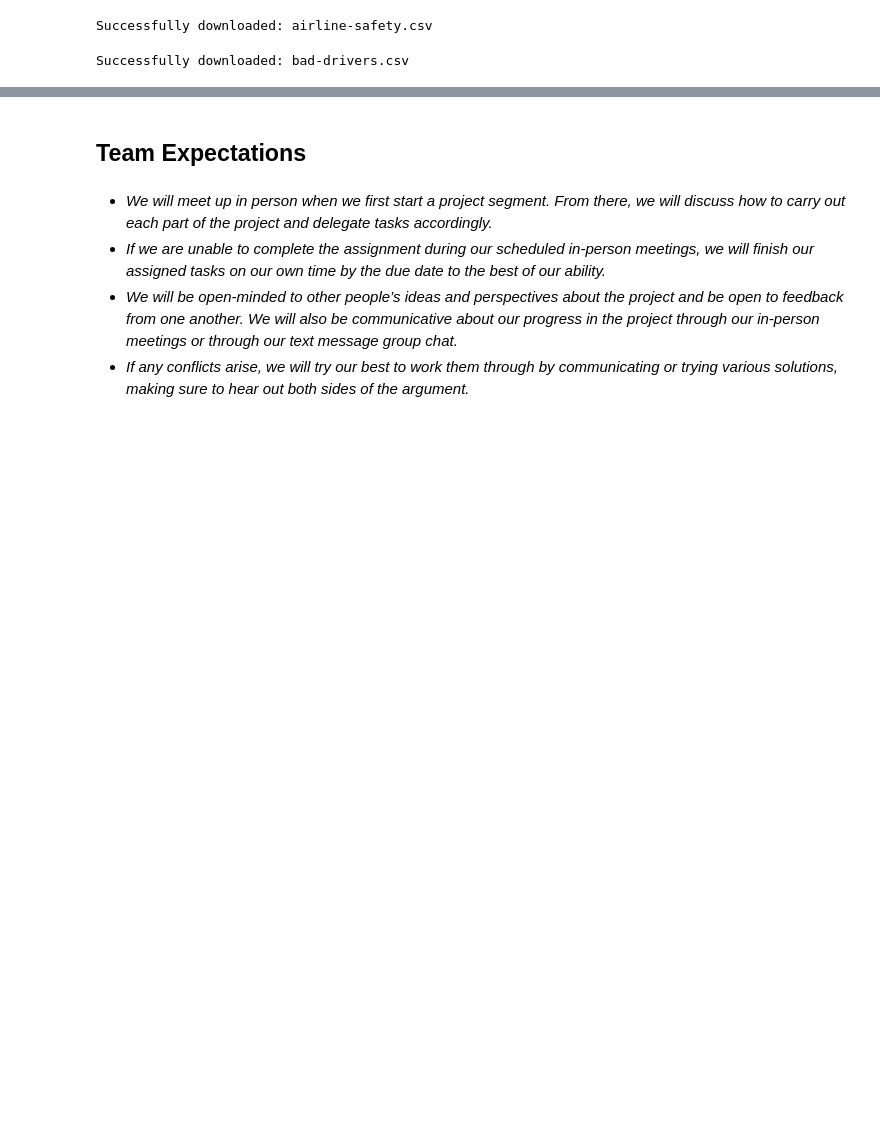
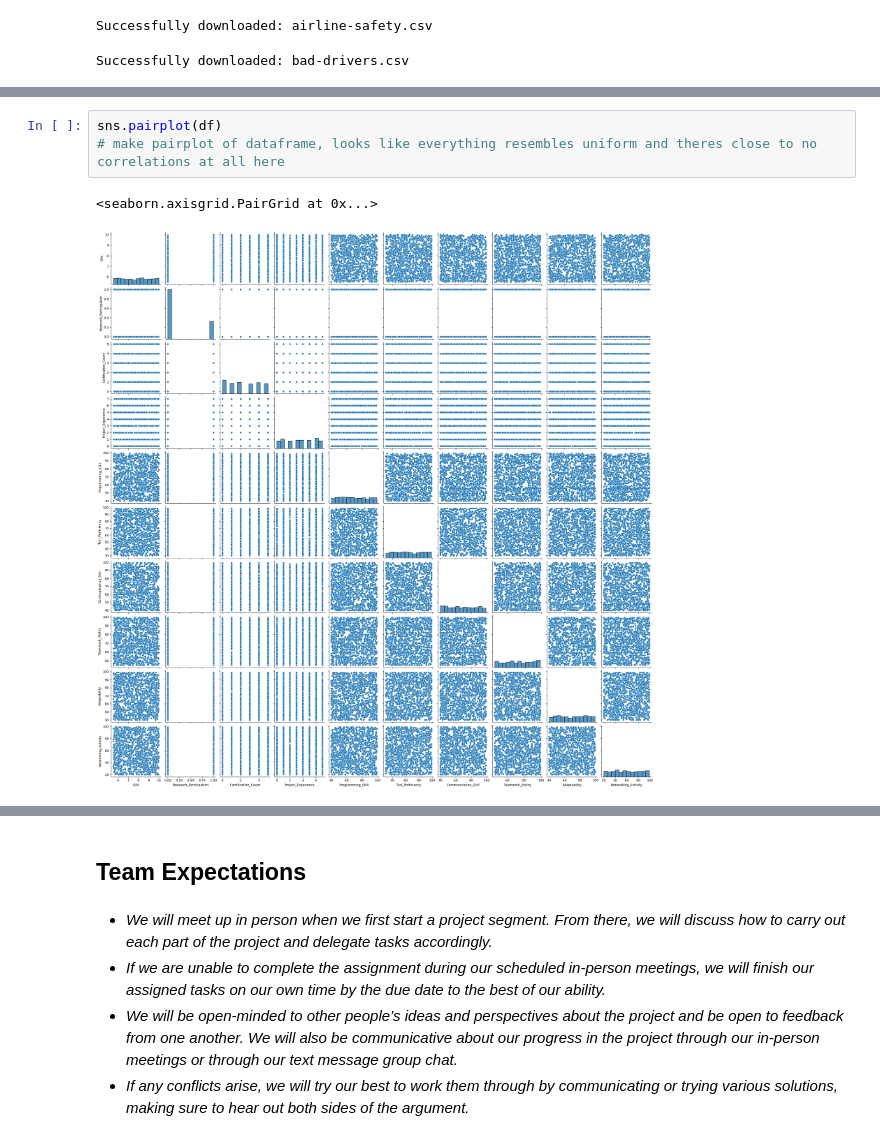
Before and after one commit to COGS108/Group144_WI26, a Jupyter notebook: 02-EDACheckpoint.ipynb, the cells around one changed output, grey strips where cells are left out. Cells and saved outputs as stored; diff of their text form; blank space fills up the shorter version.

```diff
--- a/02-EDACheckpoint.ipynb
+++ b/02-EDACheckpoint.ipynb
@@ -296,0 +320,6 @@ Some more words and stuff.  Remember notebooks work best if you interleave the c
+# %%
+sns.pairplot(df)
+# make pairplot of dataframe, looks like everything resembles uniform and theres close to no correlations at all here
+# %% [output]
+<seaborn.axisgrid.PairGrid at 0x...>
+[figure, added]
```
Also changed, not shown: parts of 46 cells of this notebook.
